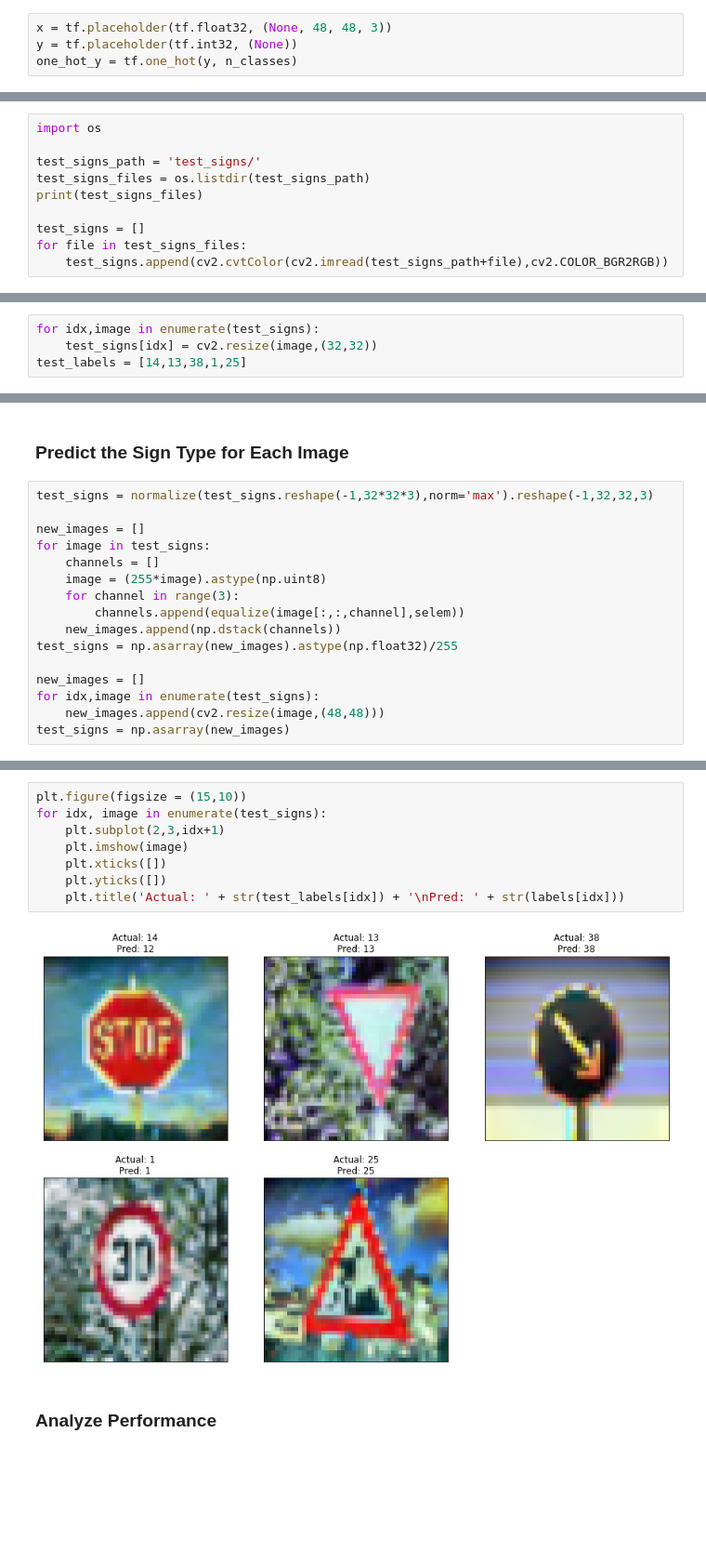
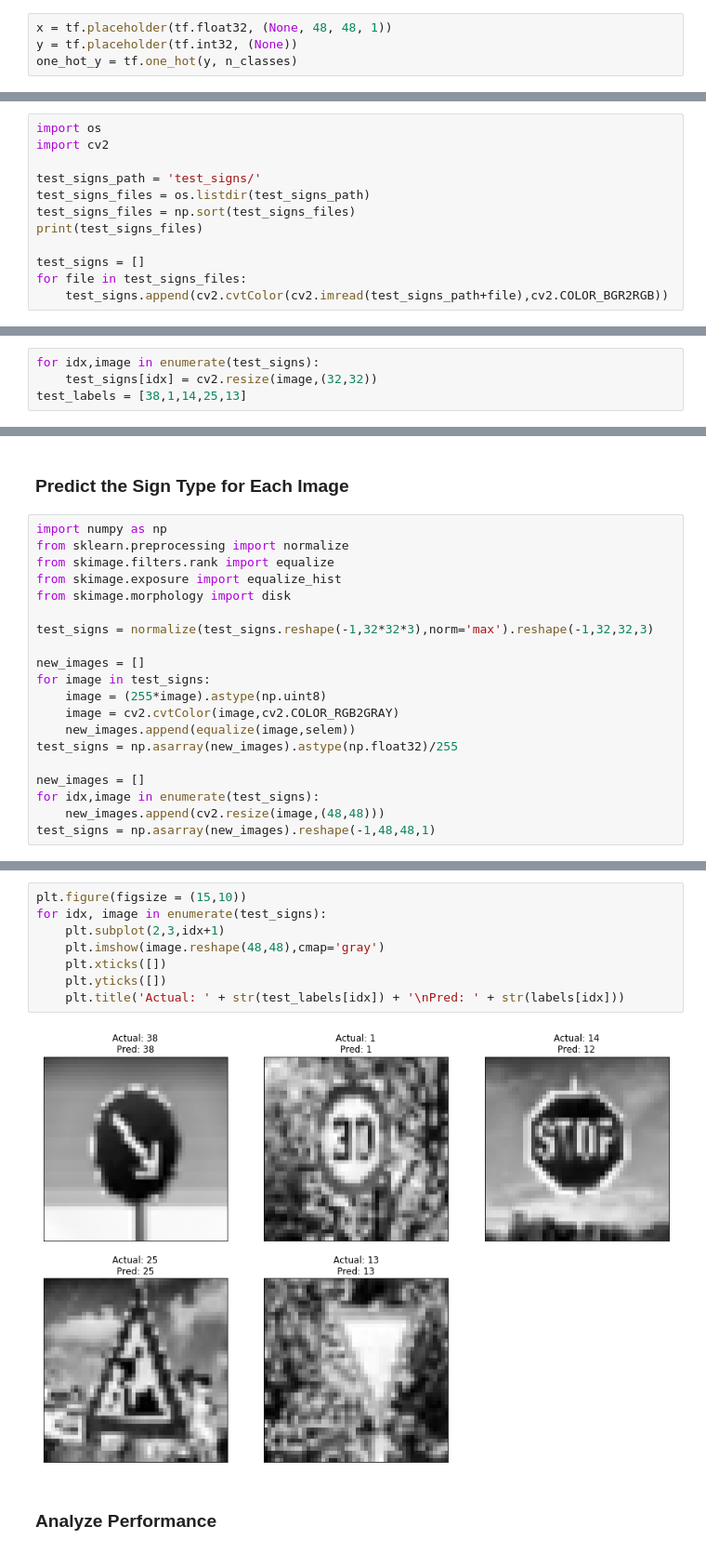
Before and after one commit to jackm97/CarND-Traffic-Sign-Classifier-Project, a Jupyter notebook: Traffic_Sign_Classifier.ipynb, the cells around one changed output, grey strips where cells are left out. Shown: that part at 93% size. Cells and saved outputs as stored; diff of their text form; blank space fills up the shorter version.

```diff
--- a/Traffic_Sign_Classifier.ipynb
+++ b/Traffic_Sign_Classifier.ipynb
@@ -335,7 +331,7 @@ def CMSY8(x):
 A validation set can be used to assess how well the model is performing. A low accuracy on the training and validation
 sets imply underfitting. A high accuracy on the training set but low accuracy on the validation set implies overfitting.
 # %%
-x = tf.placeholder(tf.float32, (None, 48, 48, 3))
+x = tf.placeholder(tf.float32, (None, 48, 48, 1))
 y = tf.placeholder(tf.int32, (None))
 one_hot_y = tf.one_hot(y, n_classes)
 # %%
@@ -469,9 +468,11 @@ You may find `signnames.csv` useful as it contains mappings from the class id (i
 ### Load and Output the Images
 # %%
 import os
+import cv2
 
 test_signs_path = 'test_signs/'
 test_signs_files = os.listdir(test_signs_path)
+test_signs_files = np.sort(test_signs_files)
 print(test_signs_files)
 
 test_signs = []
@@ -482,7 +484,7 @@ for file in test_signs_files:
 # %%
 for idx,image in enumerate(test_signs):
     test_signs[idx] = cv2.resize(image,(32,32))
-test_labels = [14,13,38,1,25]
+test_labels = [38,1,14,25,13]
 # %%
 plt.figure(figsize = (15,8))
 for idx, image in enumerate(test_signs):
@@ -497,21 +499,25 @@ test_labels = np.asarray(test_labels)
 # %% [markdown]
 ### Predict the Sign Type for Each Image
 # %%
+import numpy as np
+from sklearn.preprocessing import normalize
+from skimage.filters.rank import equalize
+from skimage.exposure import equalize_hist
+from skimage.morphology import disk
+
 test_signs = normalize(test_signs.reshape(-1,32*32*3),norm='max').reshape(-1,32,32,3)
 
 new_images = []
 for image in test_signs:
-    channels = []
     image = (255*image).astype(np.uint8)
-    for channel in range(3):
-        channels.append(equalize(image[:,:,channel],selem))
-    new_images.append(np.dstack(channels))
+    image = cv2.cvtColor(image,cv2.COLOR_RGB2GRAY)
+    new_images.append(equalize(image,selem))
 test_signs = np.asarray(new_images).astype(np.float32)/255
 
 new_images = []
 for idx,image in enumerate(test_signs):
     new_images.append(cv2.resize(image,(48,48)))
-test_signs = np.asarray(new_images)
+test_signs = np.asarray(new_images).reshape(-1,48,48,1)
 # %%
 softmax = tf.nn.softmax(logits)
 label = tf.argmax(logits,axis=1)
@@ -527,13 +535,13 @@ INFO:tensorflow:Restoring parameters from ./CMSY8_v2
 # %%
 plt.figure(figsize = (15,10))
 for idx, image in enumerate(test_signs):
     plt.subplot(2,3,idx+1)
-    plt.imshow(image)
+    plt.imshow(image.reshape(48,48),cmap='gray')
     plt.xticks([])
     plt.yticks([])
     plt.title('Actual: ' + str(test_labels[idx]) + '\nPred: ' + str(labels[idx]))
 # %% [output]
-[figure, old version]
+[figure, new version]
 # %% [markdown]
 ### Analyze Performance
 # %%
```
Also changed, not shown: parts of 13 cells of this notebook, 6 other files.
